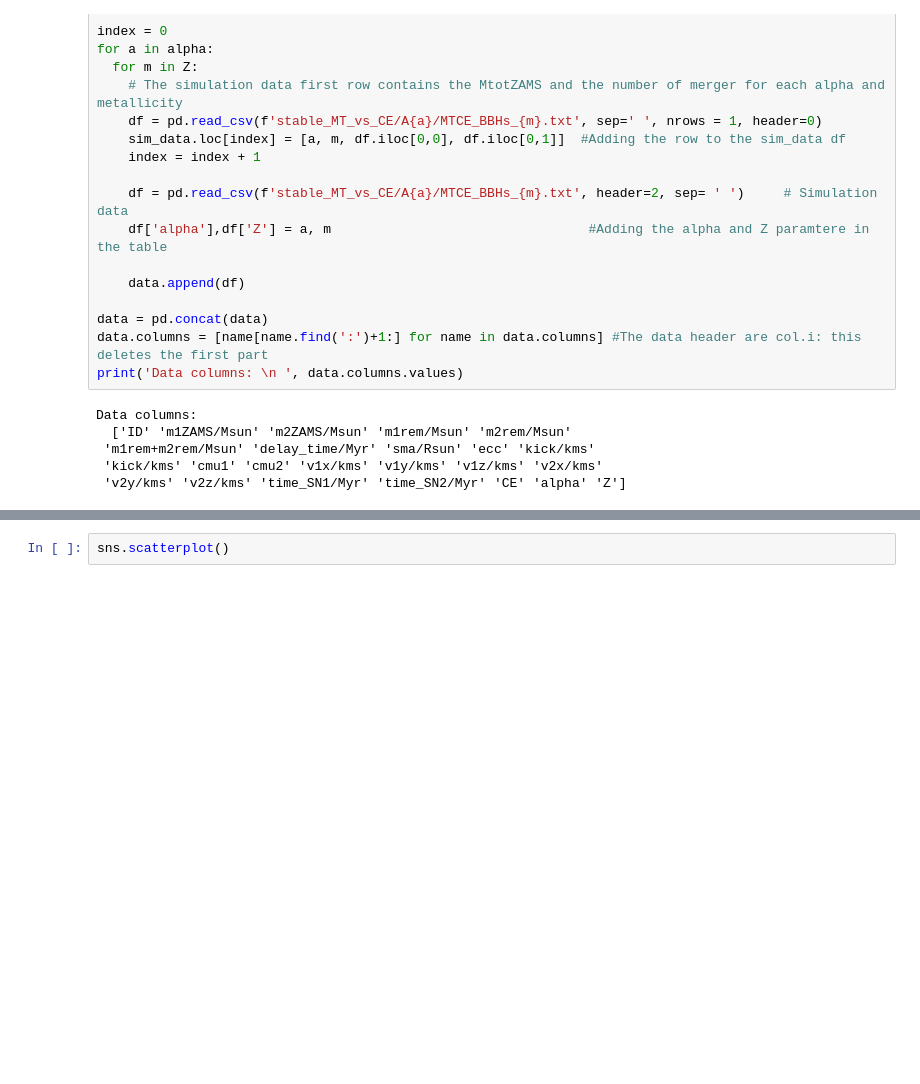
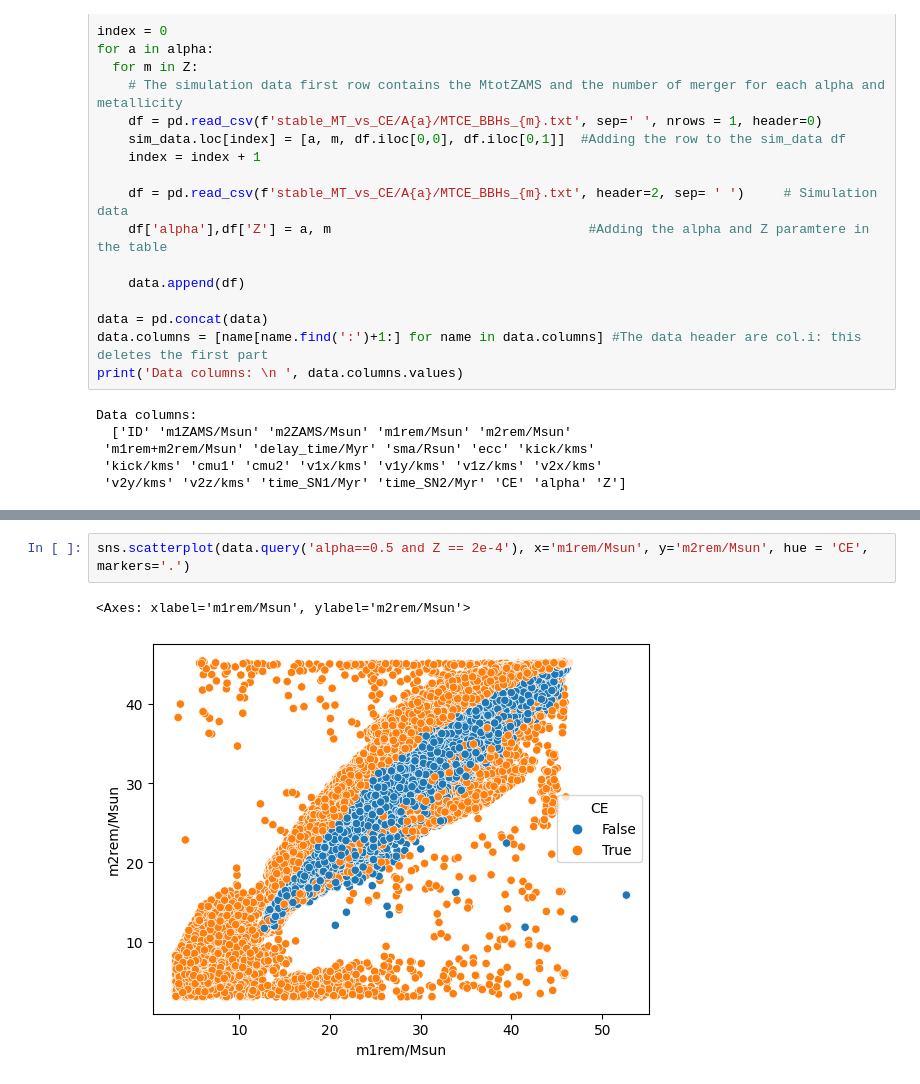
Before and after one commit to Giacomo-Menegatti/AstroLab, a Jupyter notebook: AstroLab.ipynb, the cells around one changed output, grey strips where cells are left out. Cells and saved outputs as stored; diff of their text form; blank space fills up the shorter version.

Commit message:
slicing and plotting

```diff
--- a/AstroLab.ipynb
+++ b/AstroLab.ipynb
@@ -48,5 +50,8 @@ MT_data = data[data['CE']==False]
 print(f'There are {CE_data.shape[0]} BBHs evolving from common envelope, and {MT_data.shape[0]} BBHs evolving from mass transfer')
 # %% [output]
 There are 2551001 BBHs evolving from common envelope, and 412581 BBHs evolving from mass transfer
-# %%
-sns.scatterplot()
+# %%
+sns.scatterplot(data.query('alpha==0.5 and Z == 2e-4'), x='m1rem/Msun', y='m2rem/Msun', hue = 'CE', markers='.')
+# %% [output]
+<Axes: xlabel='m1rem/Msun', ylabel='m2rem/Msun'>
+[figure, added]
```
Also changed, not shown: parts of 1 cell of this notebook.
